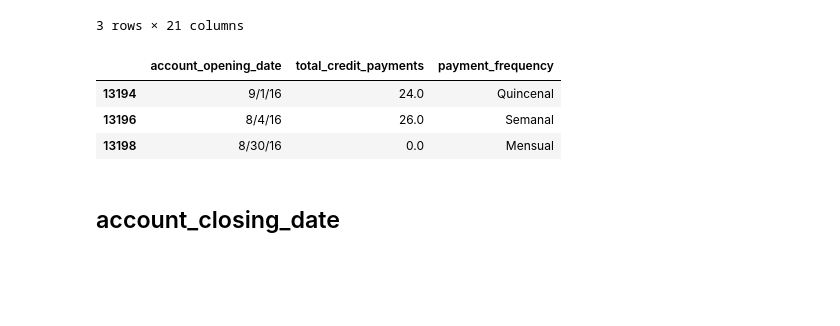
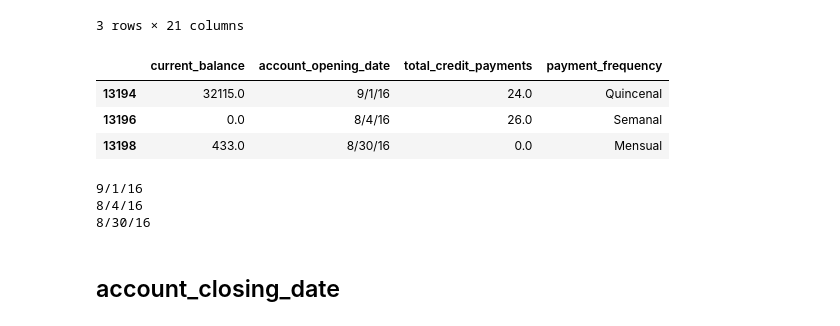
Before and after one commit to reneang17/fintech-demo, a Jupyter notebook: data-understanding.ipynb, the cells around one changed output. Drawn from its saved outputs; the diff is of its cells as text; code cells hidden in the pictures; blank space fills up the shorter version.

```diff
--- a/data-understanding.ipynb
+++ b/data-understanding.ipynb
@@ -157,3 +173,5 @@ assert df['worst_delinquency'].isnull().sum()==0
+# %%
+df['account_opening_year']=df['account_opening_date'].map(lambda i: int(i[-2:])).map(lambda i: i-100 if i>=19 else i)
 # %% [markdown]
 ## worst_delinquency_date: Worst delinquency date
 # %%
@@ -165,13 +183,11 @@ def convert_worst_date_to_year(columns):
         return 0
 
     elif (type(worst_del_date)==str) & (str(worst_del_date)[-3]=='/'):
-        return (18-int(worst_del_date[-2:]))
+        return worst_del_date
 
     else:
         return worst_del_date
 # %%
-df['worst_delinquency_year']=df[['worst_delinquency_date','worst_delinquency_past_due_balance']].apply(convert_worst_date_to_year,axis=1)
+df['worst_delinquency_date']=df[['worst_delinquency_date','worst_delinquency_past_due_balance']].apply(convert_worst_date_to_year,axis=1)
 
-assert df['worst_delinquency_year'].isnull().sum()==0
-
-df['worst_delinquency_year'].unique()
+assert df['worst_delinquency_date'].isnull().sum()==0
@@ -189,9 +202,9 @@ df[df['worst_delinquency_year']=='0000-00-00']
 | 13198 | 792 | 56924 | 53883 | 0 | TELEFONIA CELULAR | Revolvente | Línea de Crédito | ... |
 3 rows × 21 columns
 # %%
-df[df['worst_delinquency_year']=='0000-00-00'][['account_opening_date','total_credit_payments','payment_frequency']]
+df[df['worst_delinquency_date']=='0000-00-00'][['current_balance','account_opening_date','total_credit_payments','payment_frequency']]
 # %% [output]
-|  | account_opening_date | total_credit_payments | payment_frequency |
-| 13194 | 9/1/16 | 24.0 | Quincenal |
-| 13196 | 8/4/16 | 26.0 | Semanal |
-| 13198 | 8/30/16 | 0.0 | Mensual |
+|  | current_balance | account_opening_date | total_credit_payments | payment_frequency |
+| 13194 | 32115.0 | 9/1/16 | 24.0 | Quincenal |
+| 13196 | 0.0 | 8/4/16 | 26.0 | Semanal |
+| 13198 | 433.0 | 8/30/16 | 0.0 | Mensual |
@@ -200,3 +215,11 @@ df[df['worst_delinquency_year']=='0000-00-00'][['account_opening_date','total_cr
+# %%
+for i in df[df['worst_delinquency_date']=='0000-00-00'].index:
+    df.at[i,'worst_delinquency_date']=df.at[i,'account_opening_date']
+    print(df.at[i,'account_opening_date'])
+# %% [output]
+9/1/16
+8/4/16
+8/30/16
 # %% [markdown]
 ## account_closing_date
 # %%
```
Also changed, not shown: parts of 27 cells of this notebook.
